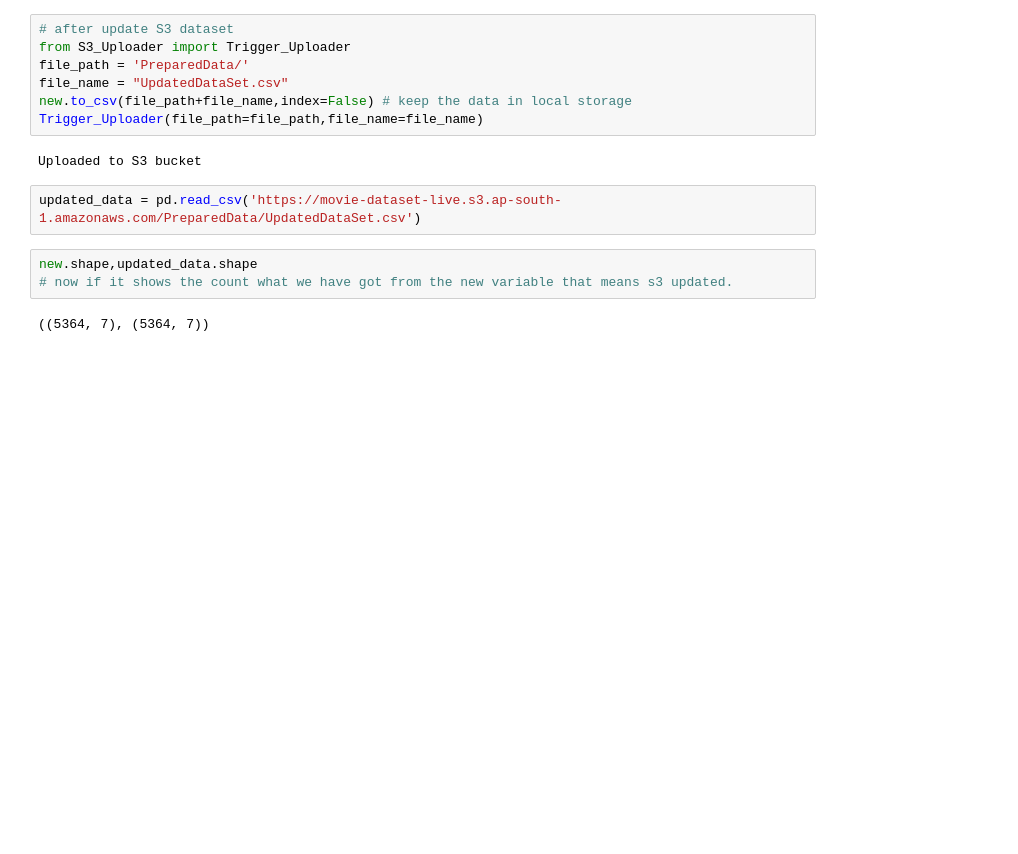
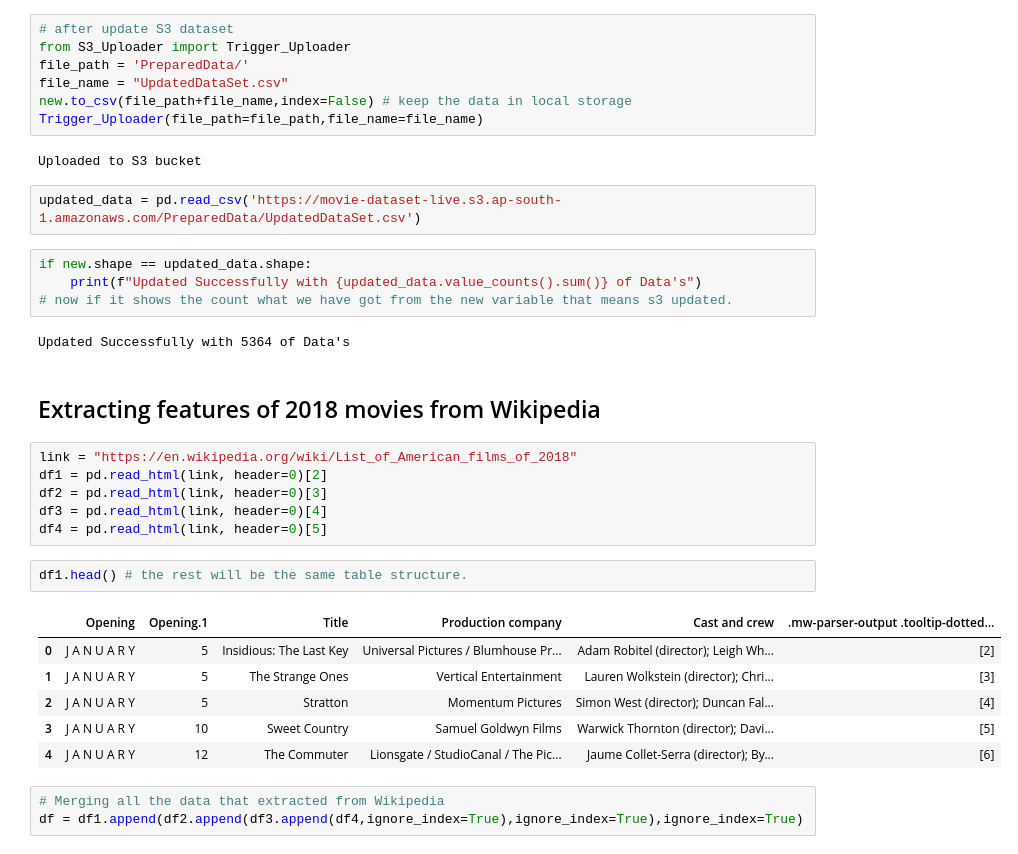
Before and after one commit to deepatabc/Movie-Recommend, a Jupyter notebook: DataPreparing/Base_preprocessing.ipynb, the cells around one changed output. Drawn from its saved outputs; the diff is of its cells as text; blank space fills up the shorter version.

```diff
--- a/DataPreparing/Base_preprocessing.ipynb
+++ b/DataPreparing/Base_preprocessing.ipynb
@@ -510,7 +510,28 @@ Uploaded to S3 bucket
 # %%
 updated_data = pd.read_csv('https://movie-dataset-live.s3.ap-south-1.amazonaws.com/PreparedData/UpdatedDataSet.csv')
 # %%
-new.shape,updated_data.shape
+if new.shape == updated_data.shape:
+    print(f"Updated Successfully with {updated_data.value_counts().sum()} of Data's")
 # now if it shows the count what we have got from the new variable that means s3 updated.
 # %% [output]
-((5364, 7), (5364, 7))
+Updated Successfully with 5364 of Data's
+# %% [markdown]
+## Extracting features of 2018 movies from Wikipedia
+# %%
+link = "https://en.wikipedia.org/wiki/List_of_American_films_of_2018"
+df1 = pd.read_html(link, header=0)[2]
+df2 = pd.read_html(link, header=0)[3]
+df3 = pd.read_html(link, header=0)[4]
+df4 = pd.read_html(link, header=0)[5]
+# %%
+df1.head() # the rest will be the same table structure.
+# %% [output]
+|  | Opening | Opening.1 | Title | Production company | Cast and crew | .mw-parser-output .tooltip-dotted... |
+| 0 | J A N U A R Y | 5 | Insidious: The Last Key | Universal Pictures / Blumhouse Pr... | Adam Robitel (director); Leigh Wh... | [2] |
+| 1 | J A N U A R Y | 5 | The Strange Ones | Vertical Entertainment | Lauren Wolkstein (director); Chri... | [3] |
+| 2 | J A N U A R Y | 5 | Stratton | Momentum Pictures | Simon West (director); Duncan Fal... | [4] |
+| 3 | J A N U A R Y | 10 | Sweet Country | Samuel Goldwyn Films | Warwick Thornton (director); Davi... | [5] |
+| 4 | J A N U A R Y | 12 | The Commuter | Lionsgate / StudioCanal / The Pic... | Jaume Collet-Serra (director); By... | [6] |
+# %%
+# Merging all the data that extracted from Wikipedia
+df = df1.append(df2.append(df3.append(df4,ignore_index=True),ignore_index=True),ignore_index=True)
```
Also changed, not shown: parts of 36 cells of this notebook, 3 other files.
